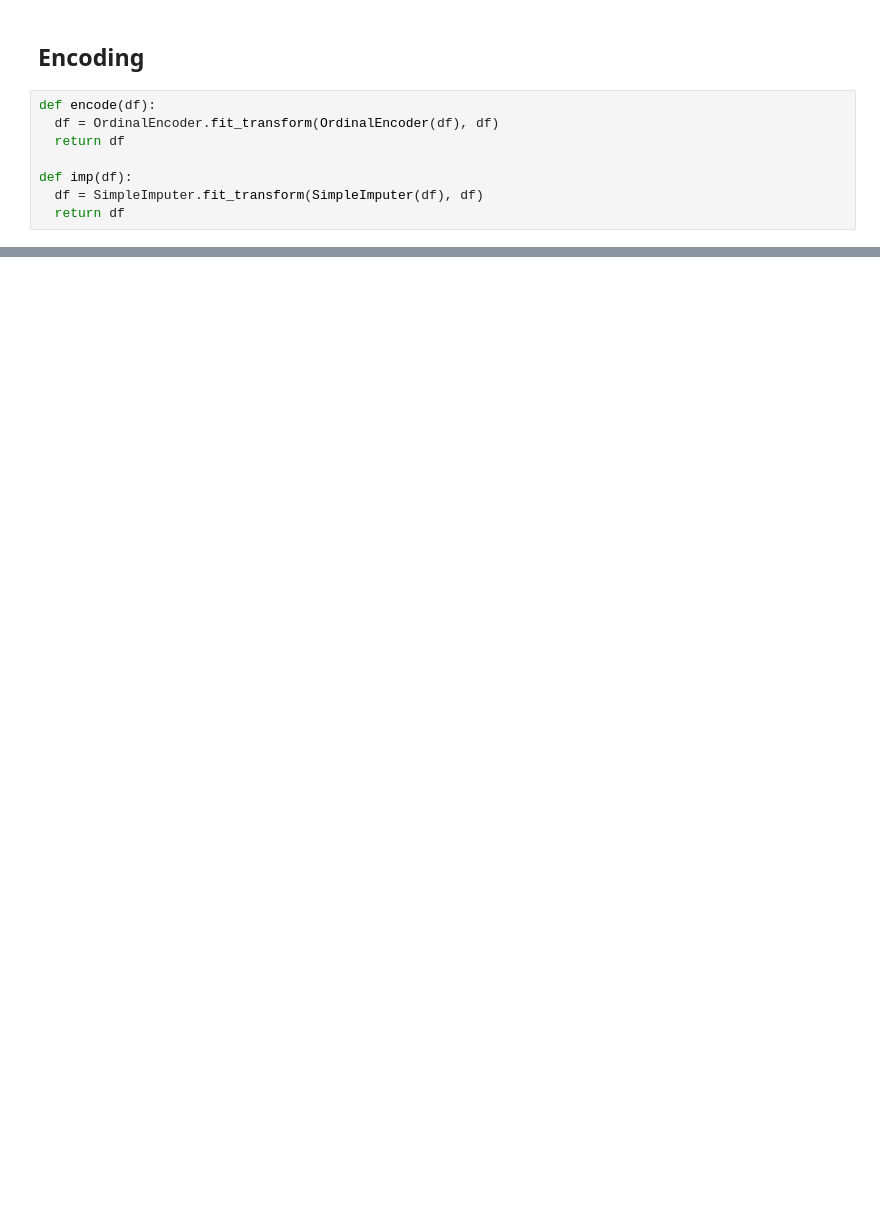
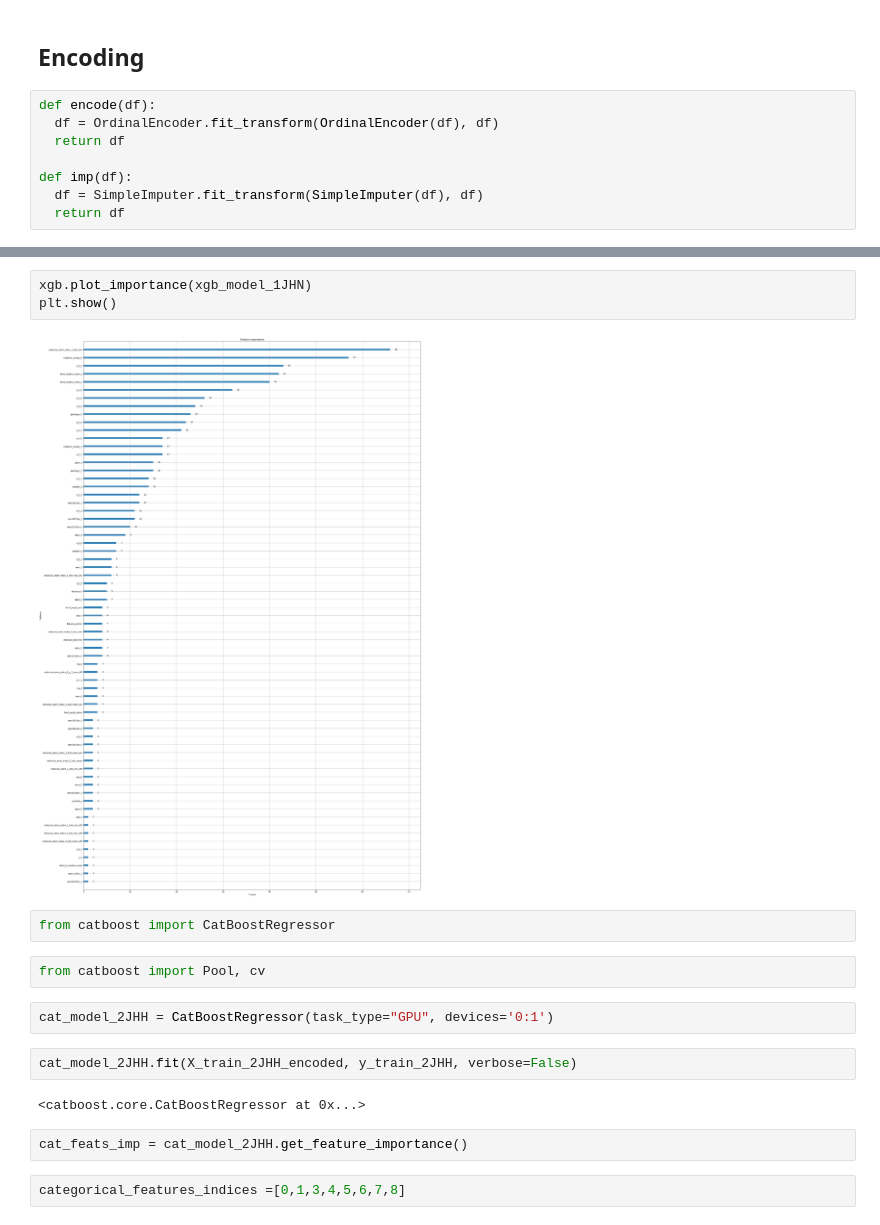
Before and after one commit to Atum19/PredictingMolecularProperties, a Jupyter notebook: all_data.ipynb, the cells around one changed output, grey strips where cells are left out. Drawn from its saved outputs; the diff is of its cells as text; blank space fills up the shorter version.

Commit message:
used catboost

```diff
--- a/all_data.ipynb
+++ b/all_data.ipynb
@@ -804,0 +891,19 @@ xgb_model.fit(X_train_1JHC_encoded, y_train_1JHC)
+# %%
+xgb.plot_importance(xgb_model_1JHN)
+plt.show()
+# %% [output]
+[figure, added]
+# %%
+from catboost import CatBoostRegressor
+# %%
+from catboost import Pool, cv
+# %%
+cat_model_2JHH = CatBoostRegressor(task_type="GPU", devices='0:1')
+# %%
+cat_model_2JHH.fit(X_train_2JHH_encoded, y_train_2JHH, verbose=False)
+# %% [output]
+<catboost.core.CatBoostRegressor at 0x...>
+# %%
+cat_feats_imp = cat_model_2JHH.get_feature_importance()
+# %%
+categorical_features_indices =[0,1,3,4,5,6,7,8]
```
Also changed, not shown: parts of 40 cells of this notebook.
